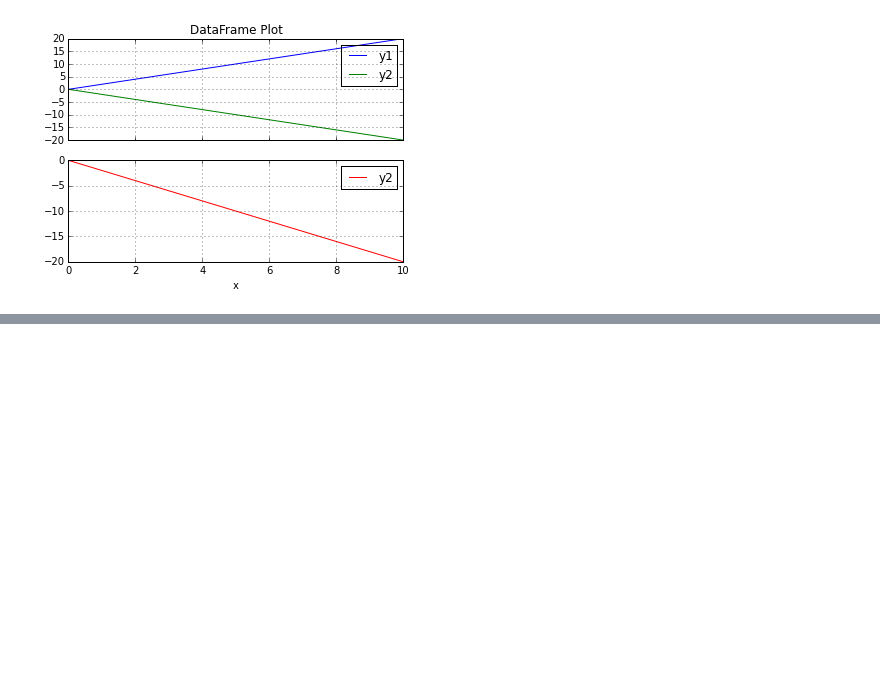
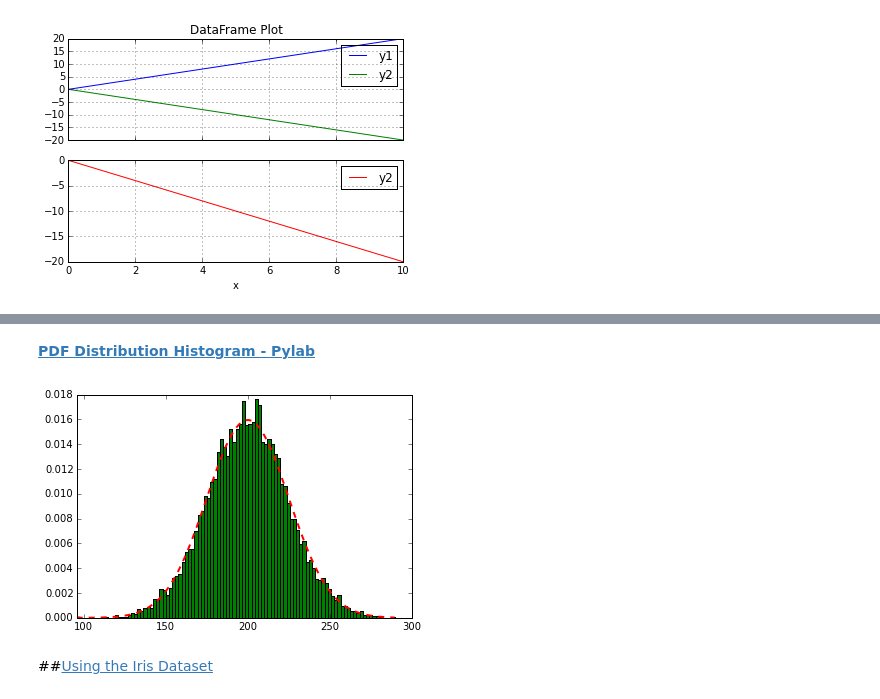
Before and after one commit to mastraut/notes_tutorial, a Jupyter notebook: Matplotlib_Tutorial.ipynb, the cells around one changed output, grey strips where cells are left out. Drawn from its saved outputs; the diff is of its cells as text; code cells hidden in the pictures; blank space fills up the shorter version.

```diff
--- a/Matplotlib_Tutorial.ipynb
+++ b/Matplotlib_Tutorial.ipynb
@@ -148,0 +204,17 @@ plt.show()
+# %% [markdown]
+[**PDF Distribution Histogram - Pylab**](#top)<a id='dist_hist'></a>
+# %%
+mu, sigma = 200, 25
+x = mu + sigma * py.randn(10000)
+
+# the histogram of the data with histtype='step'
+n, bins, patches = py.hist(x, 100, normed=1)
+py.setp(patches, 'facecolor', 'g', 'alpha', 1)
+plt.xlim(x.min())
+# add a line showing the expected distribution
+y = py.normpdf(bins, mu, sigma)
+l = plt.plot(bins, y, 'r--', linewidth=2)
+# %% [output]
+[figure, added]
+# %% [markdown]
+##[Using the Iris Dataset](#top)
```
Also changed, not shown: parts of 42 cells of this notebook.
